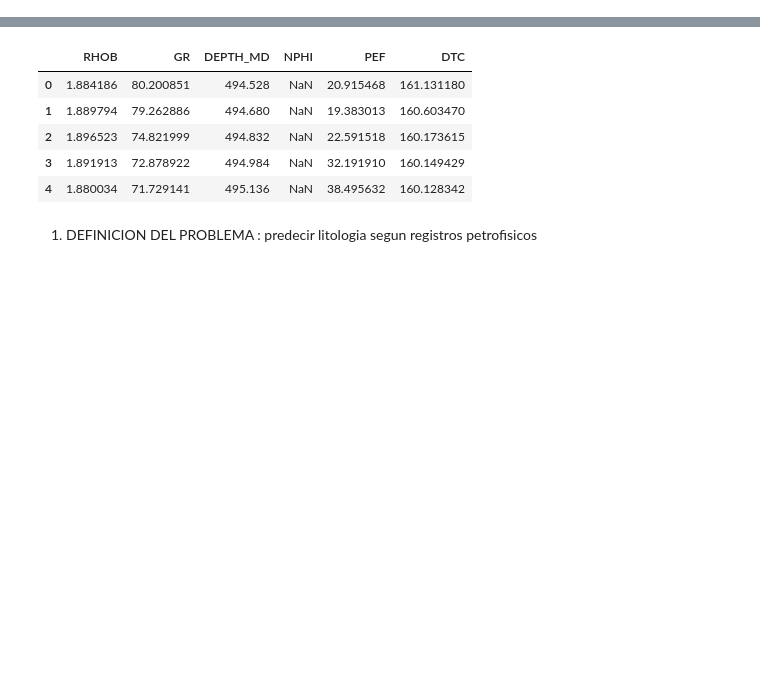
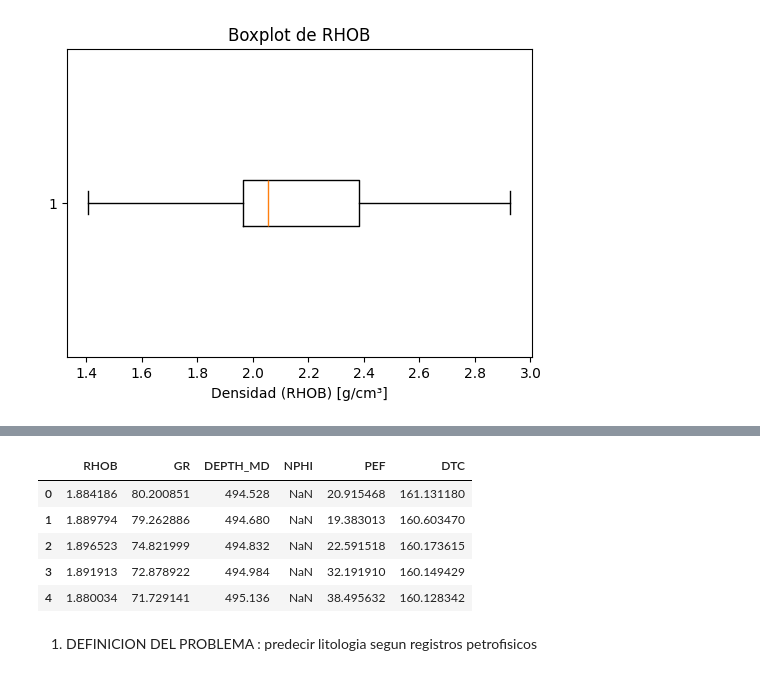
Before and after one commit to AndreaMuntaner/Data-Science-I, a Jupyter notebook: Proyecto_parteIII_AndreaMuntaner.ipynb, the cells around one changed output, grey strips where cells are left out. Cells and saved outputs as stored; diff of their text form; code cells hidden in the pictures; blank space fills up the shorter version.

```diff
--- a/Proyecto_parteIII_AndreaMuntaner.ipynb
+++ b/Proyecto_parteIII_AndreaMuntaner.ipynb
@@ -2,0 +182,10 @@
+# %%
+#BOX PLOT
+
+plt.figure(figsize=(6,4))
+plt.boxplot(df['RHOB'].dropna(), vert=False)
+plt.xlabel('Densidad (RHOB) [g/cm³]')
+plt.title('Boxplot de RHOB')
+plt.show()
+# %% [output]
+[figure, added]
```
Also changed, not shown: parts of 43 cells of this notebook.
